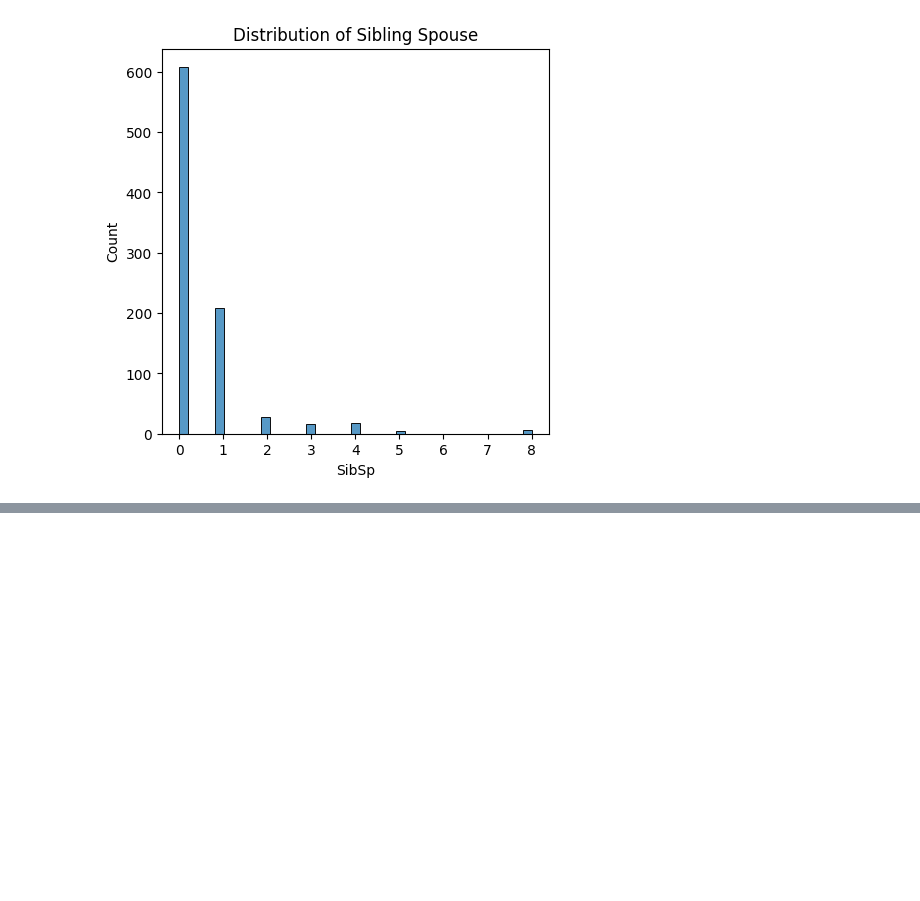
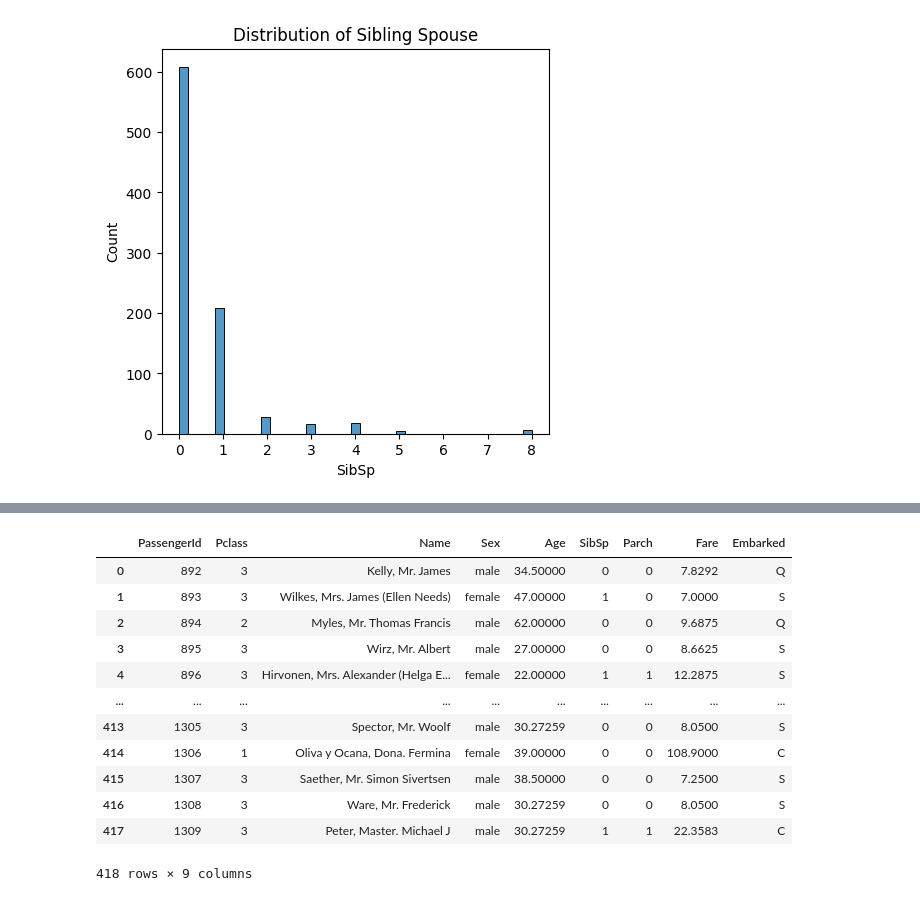
Before and after one commit to MarcusO17/kaggle-comps, a Jupyter notebook: main.ipynb, the cells around one changed output, grey strips where cells are left out. Cells and saved outputs as stored; diff of their text form; code cells hidden in the pictures; blank space fills up the shorter version.

```diff
--- a/main.ipynb
+++ b/main.ipynb
@@ -281,0 +373,20 @@ plt.show()
+# %%
+df_test["Age"].fillna(df_test['Age'].mean(),inplace=True)
+df_test["Fare"].fillna(df_test['Fare'].mean(),inplace=True)
+#Impute with mean
+# %%
+df_test
+# %% [output]
+|  | PassengerId | Pclass | Name | Sex | Age | SibSp | Parch | Fare | Embarked |
+| 0 | 892 | 3 | Kelly, Mr. James | male | 34.50000 | 0 | 0 | 7.8292 | Q |
+| 1 | 893 | 3 | Wilkes, Mrs. James (Ellen Needs) | female | 47.00000 | 1 | 0 | 7.0000 | S |
+| 2 | 894 | 2 | Myles, Mr. Thomas Francis | male | 62.00000 | 0 | 0 | 9.6875 | Q |
+| 3 | 895 | 3 | Wirz, Mr. Albert | male | 27.00000 | 0 | 0 | 8.6625 | S |
+| 4 | 896 | 3 | Hirvonen, Mrs. Alexander (Helga E... | female | 22.00000 | 1 | 1 | 12.2875 | S |
+| ... | ... | ... | ... | ... | ... | ... | ... | ... | ... |
+| 413 | 1305 | 3 | Spector, Mr. Woolf | male | 30.27259 | 0 | 0 | 8.0500 | S |
+| 414 | 1306 | 1 | Oliva y Ocana, Dona. Fermina | female | 39.00000 | 0 | 0 | 108.9000 | C |
+| 415 | 1307 | 3 | Saether, Mr. Simon Sivertsen | male | 38.50000 | 0 | 0 | 7.2500 | S |
+| 416 | 1308 | 3 | Ware, Mr. Frederick | male | 30.27259 | 0 | 0 | 8.0500 | S |
+| 417 | 1309 | 3 | Peter, Master. Michael J | male | 30.27259 | 1 | 1 | 22.3583 | C |
+418 rows × 9 columns
```
Also changed, not shown: parts of 15 cells of this notebook.
